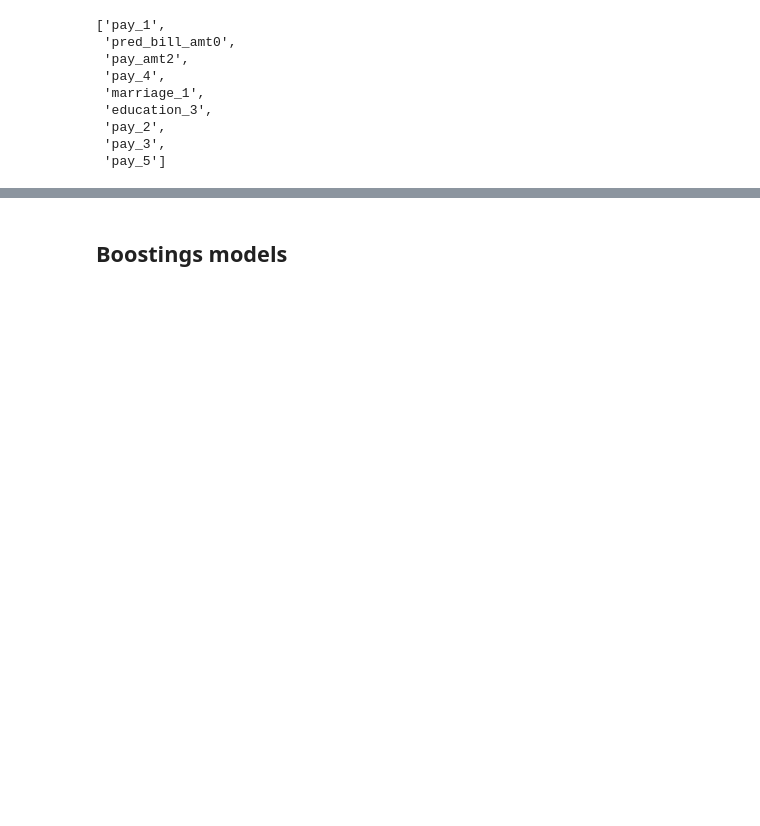
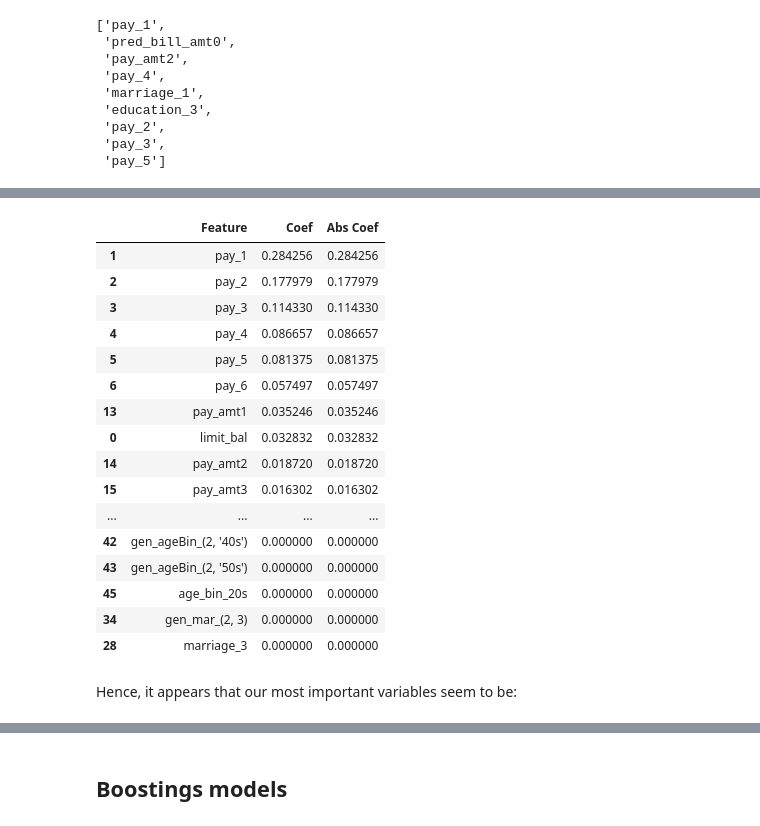
Before and after one commit to thomasXwang/UCI-Credit-card-defaults, a Jupyter notebook: UCI with functions_clean.ipynb, the cells around one changed output, grey strips where cells are left out. Cells and saved outputs as stored; diff of their text form; code cells hidden in the pictures; blank space fills up the shorter version.

Commit message:
clean: a bad Random Forest model :/

```diff
--- a/UCI with functions_clean.ipynb
+++ b/UCI with functions_clean.ipynb
@@ -459,0 +462,5 @@ list(feature_importance_tree.sort_values(by=['Importance'], ascending=False)['Fe
+# %%
+from sklearn.ensemble import RandomForestClassifier
+
+rnd_clf = RandomForestClassifier(n_estimators=500, max_leaf_nodes=10, n_jobs=-1)
+rnd_clf.fit(X_train, np.ravel(y_train))
@@ -459,0 +543,28 @@ list(feature_importance_tree.sort_values(by=['Importance'], ascending=False)['Fe
+# %%
+coefs=np.array(rnd_clf.feature_importances_)
+abs_coefs = np.abs(coefs)
+# %%
+feature_importances_rf = pd.DataFrame(list(zip(colonnes_dummies, coefs, abs_coefs)),
+                                  columns=['Feature', 'Coef', 'Abs Coef'])
+# %%
+feature_importances_rf.sort_values(by=['Abs Coef'], ascending=False)
+# %% [output]
+|  | Feature | Coef | Abs Coef |
+| 1 | pay_1 | 0.284256 | 0.284256 |
+| 2 | pay_2 | 0.177979 | 0.177979 |
+| 3 | pay_3 | 0.114330 | 0.114330 |
+| 4 | pay_4 | 0.086657 | 0.086657 |
+| 5 | pay_5 | 0.081375 | 0.081375 |
+| 6 | pay_6 | 0.057497 | 0.057497 |
+| 13 | pay_amt1 | 0.035246 | 0.035246 |
+| 0 | limit_bal | 0.032832 | 0.032832 |
+| 14 | pay_amt2 | 0.018720 | 0.018720 |
+| 15 | pay_amt3 | 0.016302 | 0.016302 |
+| ... | ... | ... | ... |
+| 42 | gen_ageBin_(2, '40s') | 0.000000 | 0.000000 |
+| 43 | gen_ageBin_(2, '50s') | 0.000000 | 0.000000 |
+| 45 | age_bin_20s | 0.000000 | 0.000000 |
+| 34 | gen_mar_(2, 3) | 0.000000 | 0.000000 |
+| 28 | marriage_3 | 0.000000 | 0.000000 |
+# %% [markdown]
+Hence, it appears that our most important variables seem to be:
```
Also changed, not shown: parts of 8 cells of this notebook.
